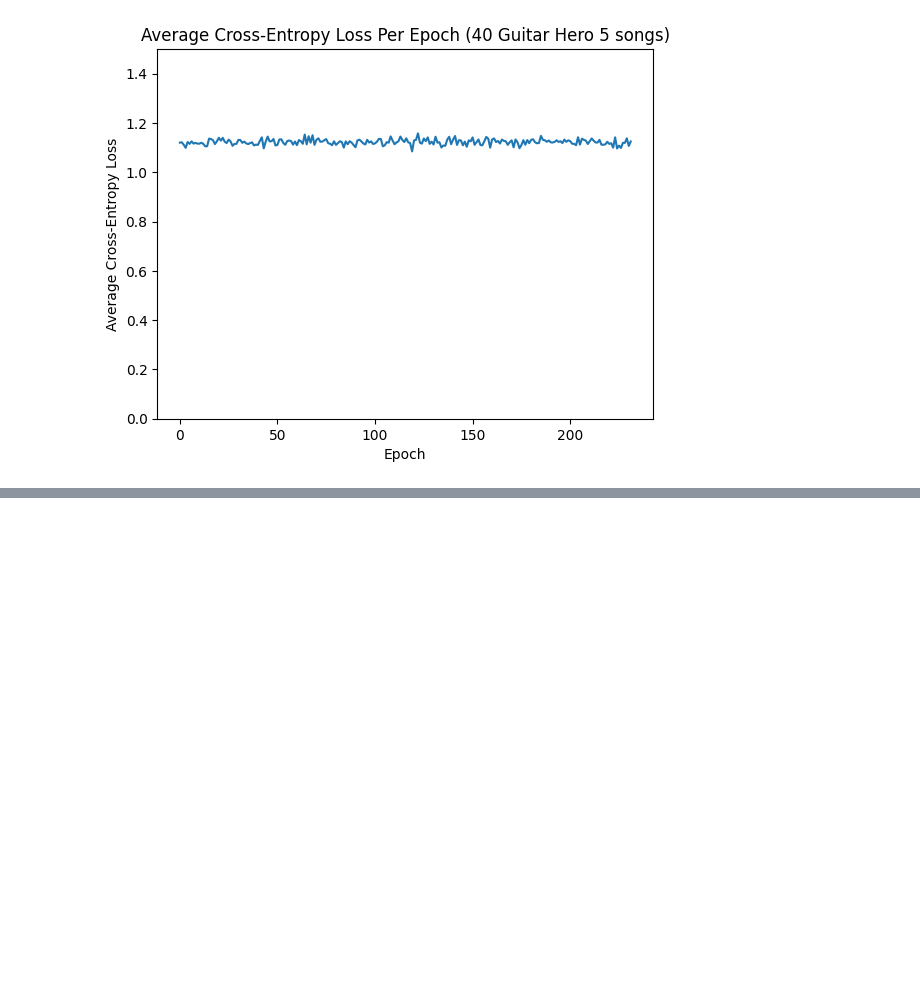
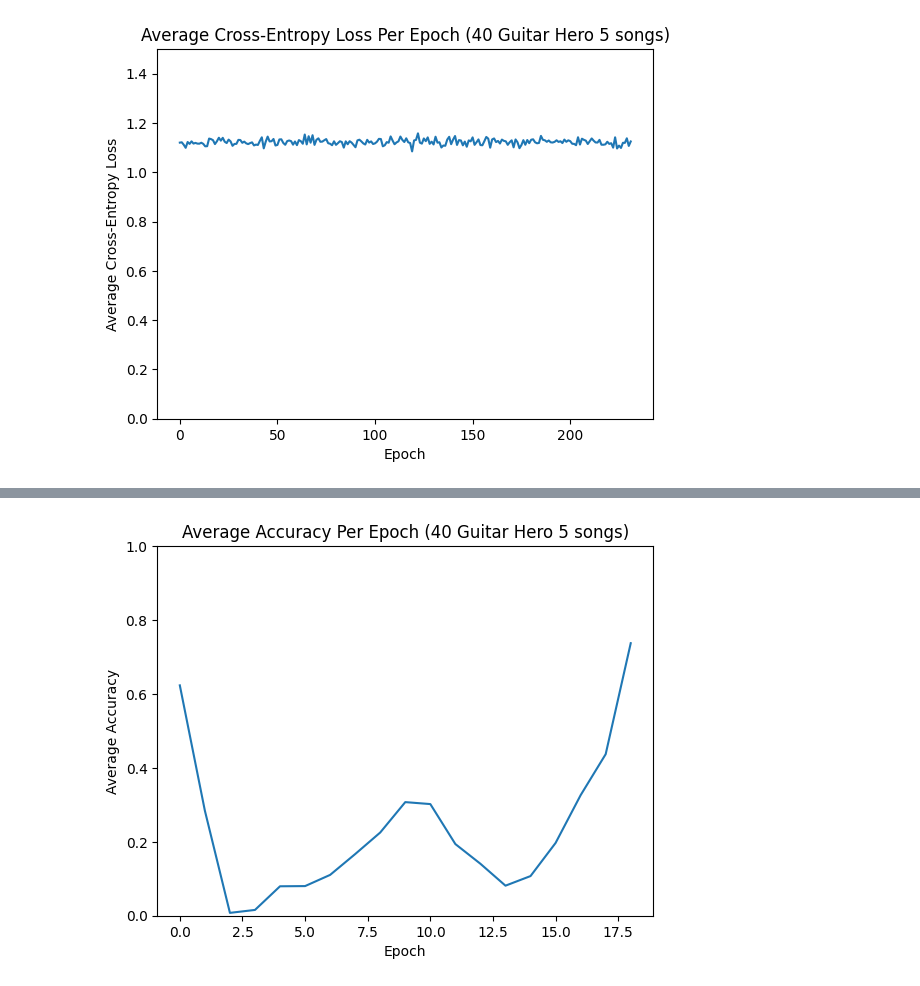
Before and after one commit to mb6611/audio2hero, a Jupyter notebook: graphs.ipynb, the cells around one changed output, grey strips where cells are left out. Cells and saved outputs as stored; diff of their text form; code cells hidden in the pictures; blank space fills up the shorter version.

```diff
--- a/graphs.ipynb
+++ b/graphs.ipynb
@@ -28,0 +41,12 @@ plt.show()
+# %%
+accuracies3 = np.load("accuracies3.npy")
+average_accuracies3 = [np.mean(epoch) for epoch in accuracies3]
+# %%
+plt.title("Average Accuracy Per Epoch (40 Guitar Hero 5 songs)")
+plt.xlabel("Epoch")
+plt.ylabel("Average Accuracy")
+plt.ylim(0,1)
+plt.plot(list(range(len(average_accuracies3))), average_accuracies3)
+plt.show()
+# %% [output]
+[figure, added]
```
Also changed, not shown: parts of 9 cells of this notebook, 4 other files.
